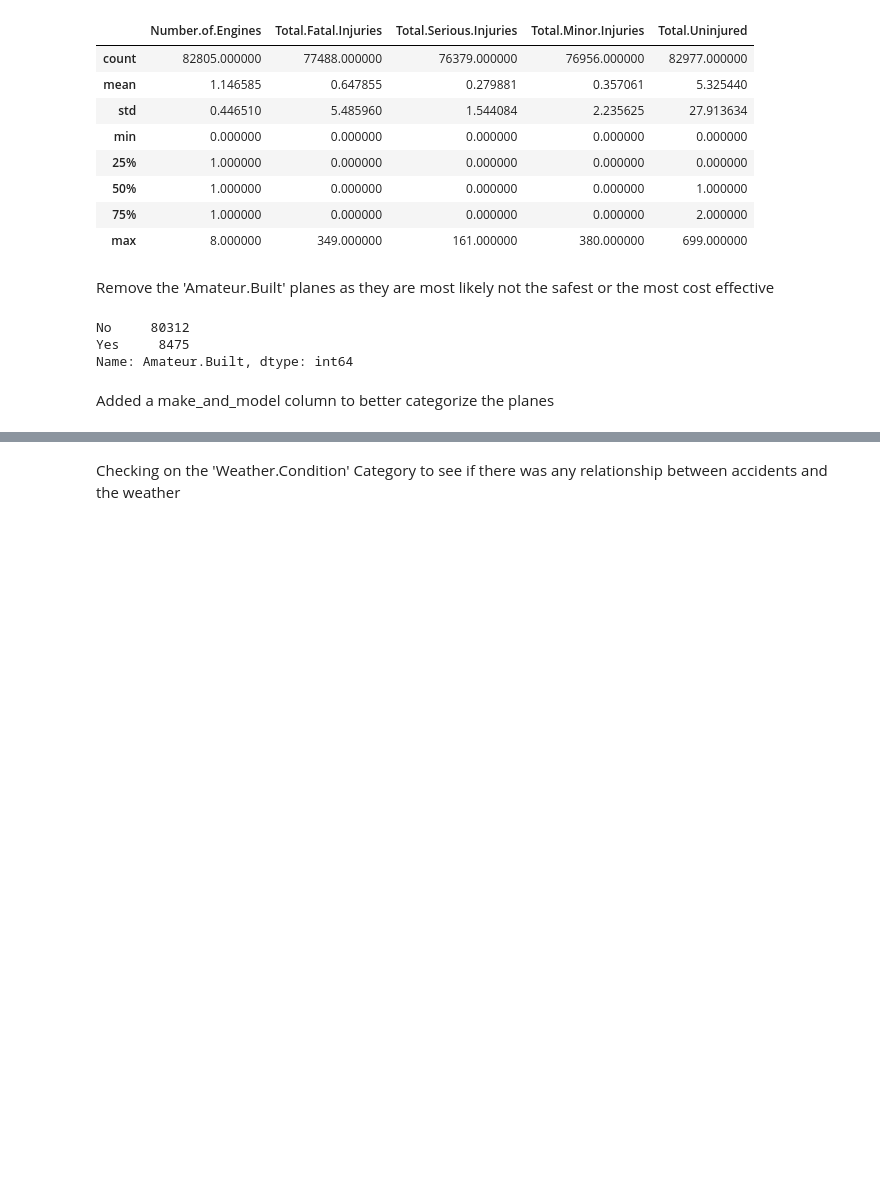
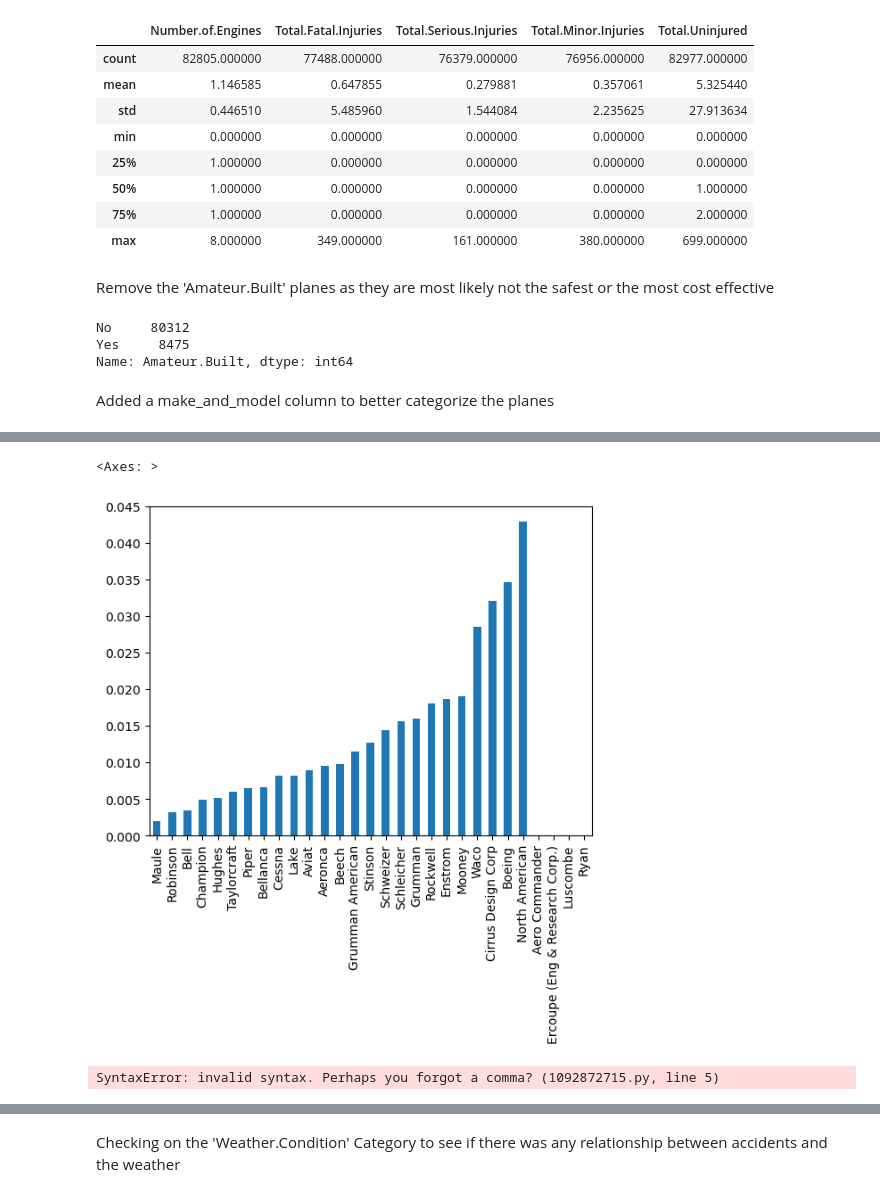
Before and after one commit to Reynch/dsc-phase-1-project-v3, a Jupyter notebook: student.ipynb, the cells around one changed output, grey strips where cells are left out. Cells and saved outputs as stored; diff of their text form; code cells hidden in the pictures; blank space fills up the shorter version.

```diff
--- a/student.ipynb
+++ b/student.ipynb
@@ -158,0 +164,16 @@ aviation_df['year'] = aviation_df['Event.Date'].dt.year
+# %%
+minor_personal = personal_df[personal_df['Aircraft.damage'] == 'Minor']['Make'].value_counts()
+make_minor = minor_personal.div(personal_df['Make'].value_counts()).sort_values()
+
+make_minor.plot(kind = 'bar')
+# %% [output]
+<Axes: >
+[figure, added]
+# %%
+#Cirrus Design Corp                0.032051
+#Boeing                            0.034602
+#North American                    0.042857
+minor_personal.fillna(0,inplace = True)
+minor_sub = (minor_personal.add(substantial_personal, fill_value x= 0)/personal_df['Make'].value_counts()).sort_values(ascending = False)
+# %% [output]
+SyntaxError: invalid syntax. Perhaps you forgot a comma? (1092872715.py, line 5)
```
Also changed, not shown: parts of 45 cells of this notebook, 1 other file.
